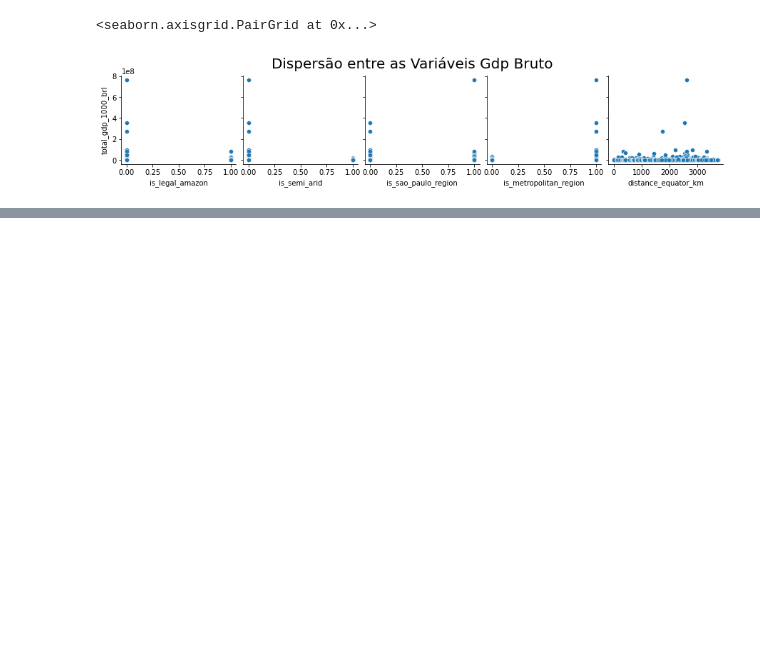
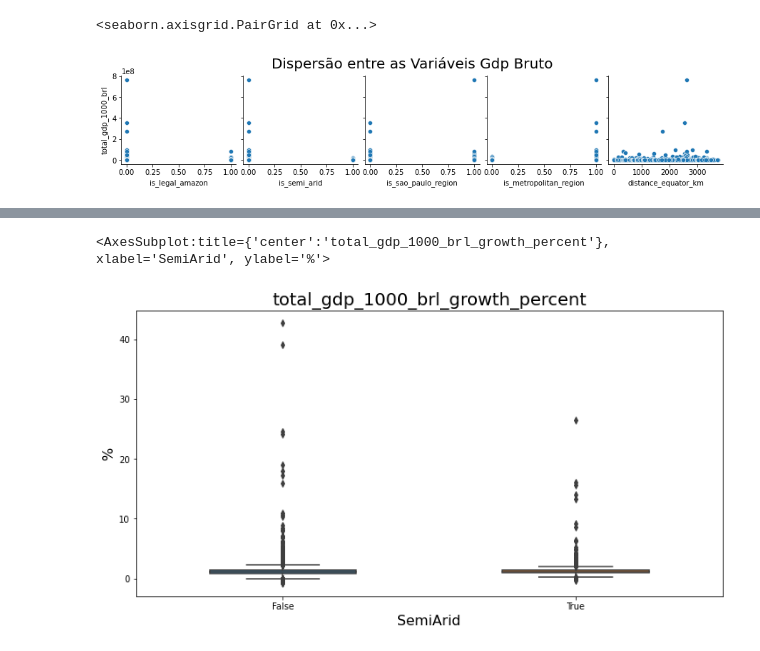
Before and after one commit to pliniocampinas/scrap-fiis-brs, a Jupyter notebook: notebooks/analise-cities.ipynb, the cells around one changed output, grey strips where cells are left out. Drawn from its saved outputs; the diff is of its cells as text; code cells hidden in the pictures; blank space fills up the shorter version.

```diff
--- a/notebooks/analise-cities.ipynb
+++ b/notebooks/analise-cities.ipynb
@@ -51,0 +26,9 @@ dados.corr().round(4)
+# %%
+dados['gdp_per_capita_brl_growth'] = pd.to_numeric(dados['gdp_per_capita_brl_growth'], errors='coerce')
+dados['gdp_per_capita_brl_growth_percent'] = pd.to_numeric(dados['gdp_per_capita_brl_growth_percent'], errors='coerce')
+dados['total_gdp_1000_brl_growth'] = pd.to_numeric(dados['total_gdp_1000_brl_growth'], errors='coerce')
+dados['total_gdp_1000_brl_growth_percent'] = pd.to_numeric(dados['total_gdp_1000_brl_growth_percent'], errors='coerce')
+dados['population2021'] = pd.to_numeric(dados['population2021'], errors='coerce')
+dados['population_growth'] = pd.to_numeric(dados['population_growth'], errors='coerce')
+dados['population_growth_percent'] = pd.to_numeric(dados['population_growth_percent'], errors='coerce')
+dados.head()
@@ -163,0 +173,10 @@ ax
+# %%
+ax = sns.boxplot(y='total_gdp_1000_brl_growth_percent', x='is_semi_arid', data=dados_2019, orient='v', width=0.5)
+ax.figure.set_size_inches(12, 6)
+ax.set_title('total_gdp_1000_brl_growth_percent', fontsize=20)
+ax.set_ylabel('%', fontsize=16)
+ax.set_xlabel('SemiArid', fontsize=16)
+ax
+# %% [output]
+<AxesSubplot:title={'center':'total_gdp_1000_brl_growth_percent'}, xlabel='SemiArid', ylabel='%'>
+[figure, added]
```
Also changed, not shown: parts of 33 cells of this notebook, 1 other file.
